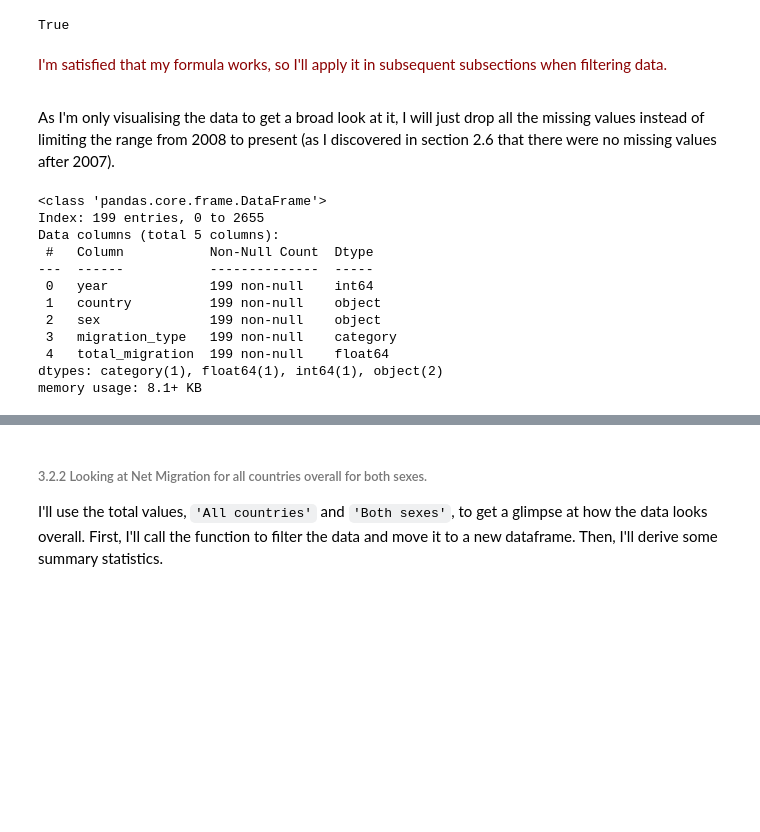
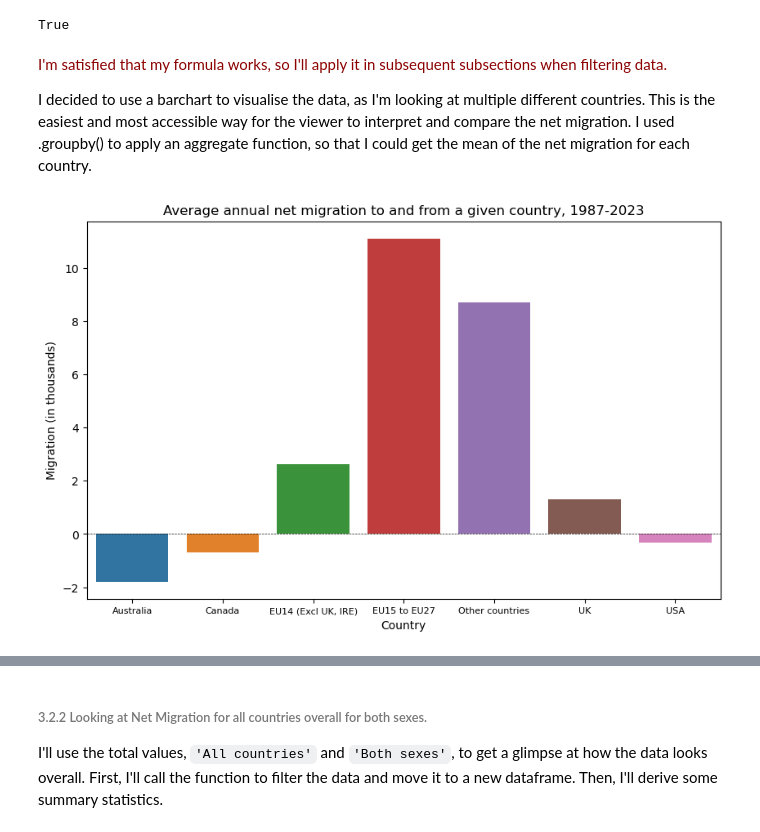
Before and after one commit to EmmaMcC1802/CA1, a Jupyter notebook: CA1_worksheet.ipynb, the cells around one changed output, grey strips where cells are left out. Saved outputs shown, nothing was run; the diff lists cells and outputs as text; code cells hidden in the pictures; blank space fills up the shorter version.

```diff
--- a/CA1_worksheet.ipynb
+++ b/CA1_worksheet.ipynb
@@ -271,5 +277,5 @@ When I was looking at the missing data in section 2.6, I realised by changing th
 # %%
-pop_data['total_migration'] = (pop_data['total_migration'] * 1000)
+#pop_data['total_migration'] = (pop_data['total_migration'] * 1000)
 #pop_data['total_migration'] = pop_data['year'].astype('int64')
 # %% [markdown]
 <summary style="color:blue;">
@@ -290,7 +296,7 @@ array(['United Kingdom (1)', 'United States', 'Canada', 'Australia',
       dtype=object)
 # %%
 pop_data['country'] = pop_data['country'].str.replace('United Kingdom (1)', 'UK')
-pop_data['country'] = pop_data['country'].str.replace('United States', 'US')
+pop_data['country'] = pop_data['country'].str.replace('United States', 'USA')
 pop_data['country'] = pop_data['country'].str.replace('Other countries (23)', 'Other countries')
 pop_data['country'] = pop_data['country'].str.replace('EU14 excl Irl (UK & Ireland)', 'EU14 (Excl UK, IRE)') # UK no longer in EU but it would've been for a lot of the colleciton of this data
 pop_data['country'] = pop_data['country'].str.replace('EU15 to EU27 (accession countries joined post 2004)', 'EU15 to EU27')
@@ -720,7 +668,7 @@ First, I will test my function, and save it to a variable `net_migration_both_se
 
 net_migration_both_sexes = filter_migration(pop_data, sex_to_filter=["Both sexes"],
                                             migration_type_to_filter=["Net migration"],
-                                            countries_to_filter = ['UK','US','Canada','Australia','Other countries','EU14 (Excl UK, IRE)','EU15 to EU27'])
+                                            countries_to_filter = ['UK','USA','Canada','Australia','Other countries','EU14 (Excl UK, IRE)','EU15 to EU27'])
 
 #net_migration_both_sexes.head()
 #net_migration_both_sexes.info()
@@ -759,22 +694,21 @@ True
 <summary style="color:darkred;">
 
 I'm satisfied that my formula works, so I'll apply it in subsequent subsections when filtering data.
+
+</summary>
+
+I decided to use a barchart to visualise the data, as I'm looking at multiple different countries. This is the easiest and most accessible way for the viewer to interpret and compare the net migration. I used .groupby() to apply an aggregate function, so that I could get the mean of the net migration for each country.
-# %% [markdown]
-As I'm only visualising the data to get a broad look at it, I will just drop all the missing values instead of limiting the range from 2008 to present (as I discovered in section 2.6 that there were no missing values after 2007).
-# %%
-net_migration_both_sexes = net_migration_both_sexes.dropna()
-net_migration_both_sexes.info()
-# %% [output]
-<class 'pandas.core.frame.DataFrame'>
-Index: 199 entries, 0 to 2655
-Data columns (total 5 columns):
- #   Column           Non-Null Count  Dtype
----  ------           --------------  -----
- 0   year             199 non-null    int64
- 1   country          199 non-null    object
- 2   sex              199 non-null    object
- 3   migration_type   199 non-null    category
- 4   total_migration  199 non-null    float64
-dtypes: category(1), float64(1), int64(1), object(2)
-memory usage: 8.1+ KB
+# %%
+mean_migration_by_country = net_migration_both_sexes.groupby('country')['total_migration'].mean().reset_index()
+
+plt.figure(figsize=(10, 6))      # approx 3:2 aspect ratio
+sns.barplot(x='country', y='total_migration', data=mean_migration_by_country)
+plt.xlabel('Country')
+plt.ylabel('Migration (in thousands)')
+plt.title('Average annual net migration to and from a given country, 1987-2023')
+plt.xticks(fontsize=8)      # the labels overlap so I have to make the font smaller
+plt.axhline(y=0, color='k', label='y=0', linestyle = '--', linewidth = 0.5)      # horizontal line noting where the axis is
+plt.show()
+# %% [output]
+[figure, added]
 # %% [markdown]
```
Also changed, not shown: parts of 56 cells of this notebook, 2 other files.
